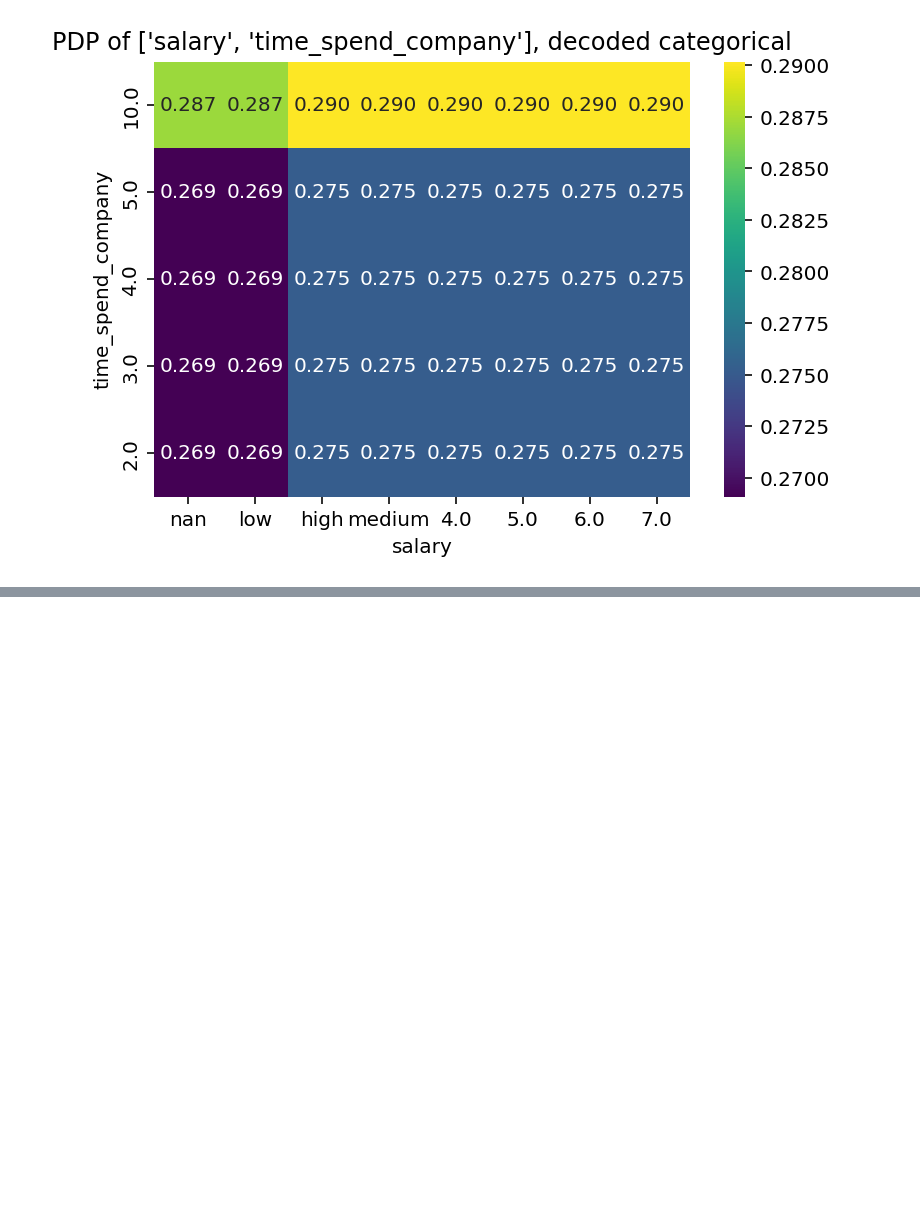
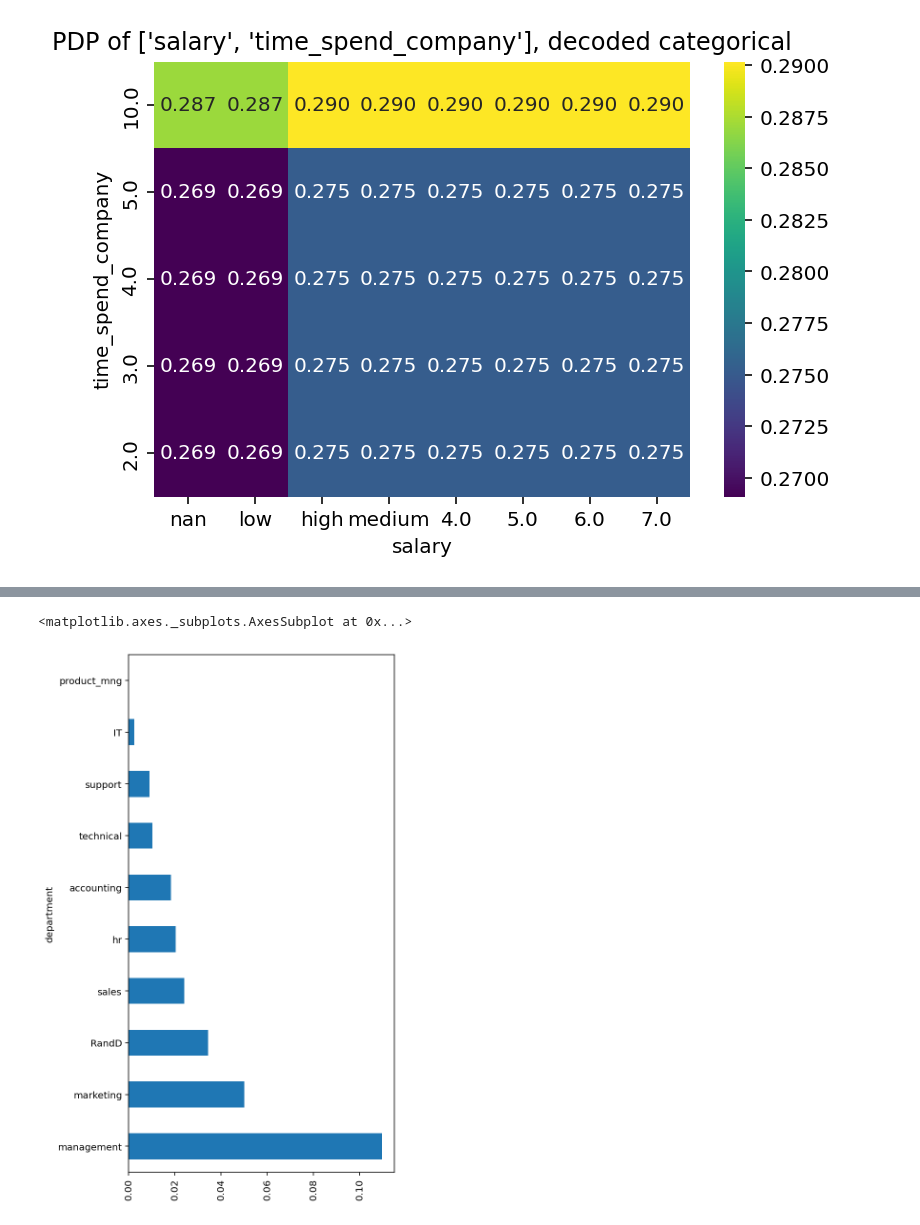
Before and after one commit to haylee94/Section-2_Project-, a Jupyter notebook: section2_project.ipynb, the cells around one changed output, grey strips where cells are left out. Saved outputs shown, nothing was run; the diff lists cells and outputs as text; code cells hidden in the pictures; blank space fills up the shorter version.

```diff
--- a/section2_project.ipynb
+++ b/section2_project.ipynb
@@ -3085,0 +3131,8 @@ Text(0.5, 1.0, "PDP of ['salary', 'time_spend_company'], decoded categorical")
+# %%
+# department별 promotion_last_5years의 평균 barplot을 그립니다.
+plt.figure(figsize=(5, 10))
+plt.xticks(rotation=90)
+df.groupby("department").mean()["promotion_last_5years"].sort_values(ascending=False).plot.barh()
+# %% [output]
+<matplotlib.axes._subplots.AxesSubplot at 0x...>
+[figure, added]
```
Also changed, not shown: parts of 78 cells of this notebook.
